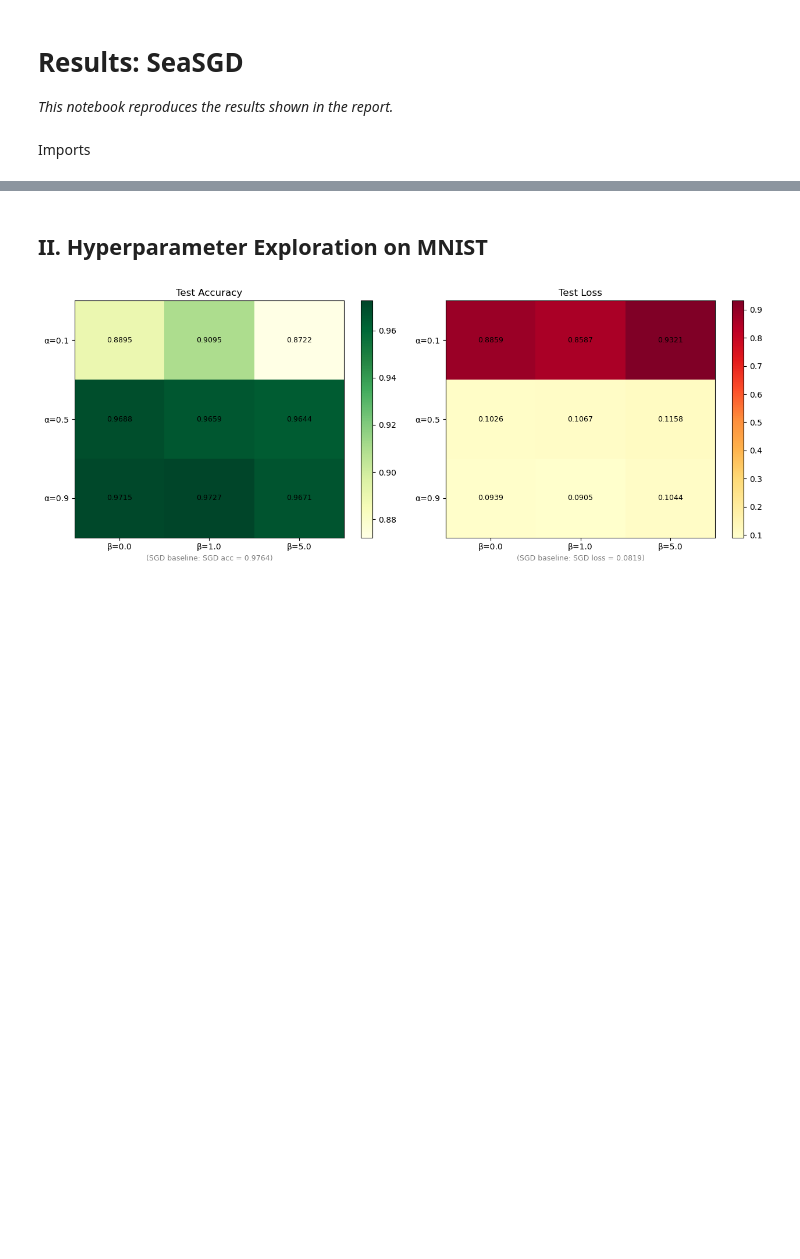
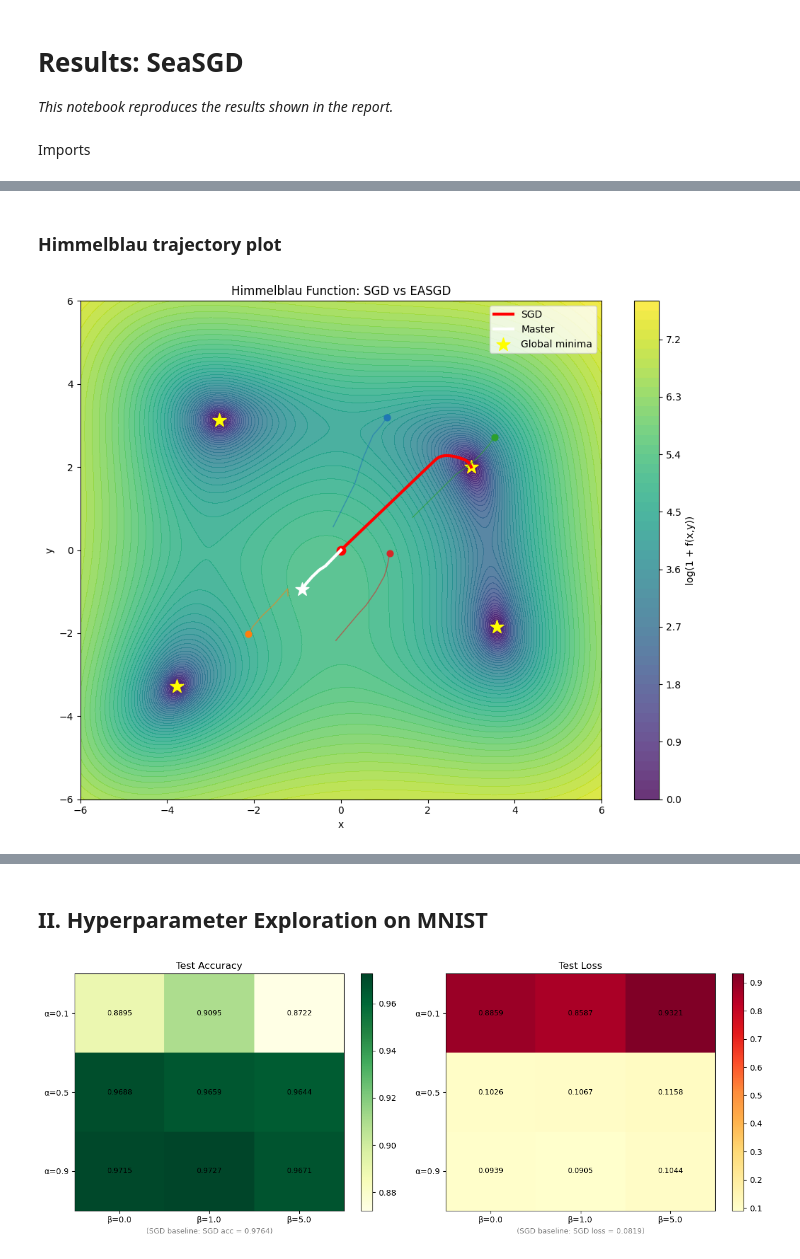
Before and after one commit to marziof/OML-project, a Jupyter notebook: results.ipynb, the cells around one changed output, grey strips where cells are left out. Cells and saved outputs as stored; diff of their text form; code cells hidden in the pictures; blank space fills up the shorter version.

```diff
--- a/results.ipynb
+++ b/results.ipynb
@@ -11,0 +332,45 @@ import os
+# %% [markdown]
+### **Himmelblau trajectory plot**
+# %%
+
+seasgd_kwargs_him = {
+    "num_workers": 4,
+    "eta": 0.0005012,
+    "alpha": 0.325,
+    "alpha_pull": 0.45,
+    "beta": 5,
+    "num_epochs": 2000,
+    "dim": 2,
+}
+
+sgd_kwargs_himmelblau= {"eta":0.001,"num_epochs":2000}
+x0 = [0,0]
+# SGD
+sgd_final, sgd_traj = plain_gd(
+    objectives.himmelblau_gd,
+    x_init=x0.copy(),
+    eta=sgd_kwargs_himmelblau["eta"],
+    num_epochs=sgd_kwargs_himmelblau["num_epochs"]
+)
+
+# EASGD_2
+seasgd_final, master_traj, workers_traj = seasgd(
+    objectives.himmelblau_gd,
+    objectives.himmelblau_fn,
+    theta=x0.copy(),
+    eta = seasgd_kwargs_him["eta"],
+    num_workers=seasgd_kwargs_him["num_workers"],
+    alpha=seasgd_kwargs_him["alpha"],
+    alpha_pull=seasgd_kwargs_him["alpha_pull"],
+    beta = seasgd_kwargs_him["beta"],
+    num_epochs=seasgd_kwargs_him["num_epochs"],
+    dim=seasgd_kwargs_him["dim"]
+)
+# %%
+plot_himmelblau_trajectories(
+    sgd_traj,
+    master_traj,
+    workers_traj
+)
+# %% [output]
+[figure, added]
```
Also changed, not shown: parts of 17 cells of this notebook, 3 other files.
